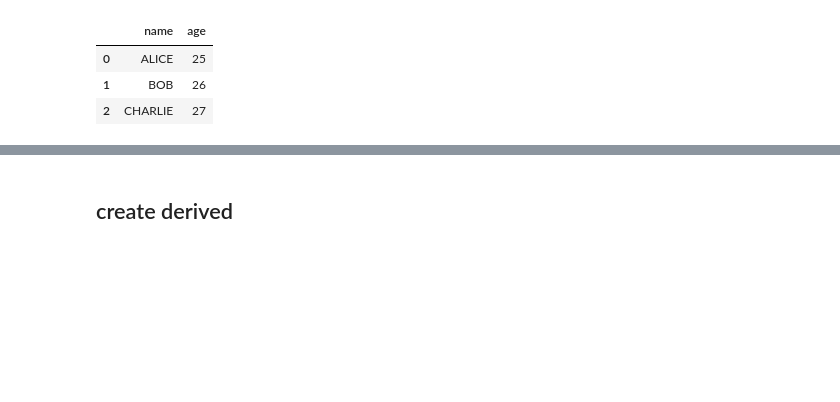
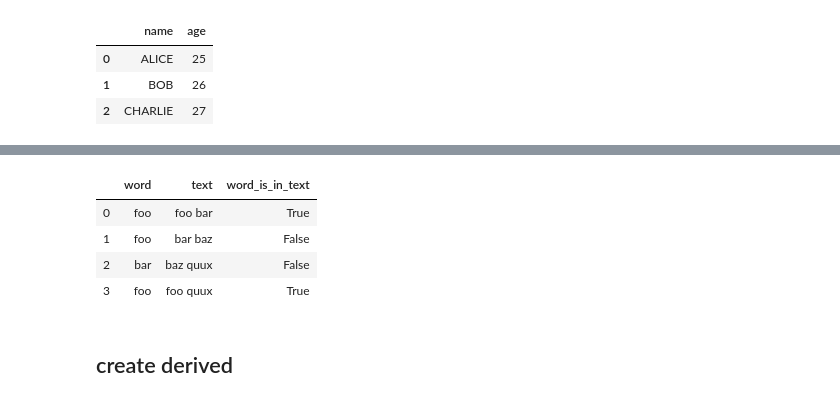
Before and after one commit to queirozfcom/python-sandbox, a Jupyter notebook: python3/notebooks/pandas-columns/main.ipynb, the cells around one changed output, grey strips where cells are left out. Drawn from its saved outputs; the diff is of its cells as text; code cells hidden in the pictures; blank space fills up the shorter version.

```diff
--- a/python3/notebooks/pandas-columns/main.ipynb
+++ b/python3/notebooks/pandas-columns/main.ipynb
@@ -80,0 +83,6 @@ df2
+# %%
+df_multiple = pd.DataFrame({
+    'text': ['foo bar','bar baz','baz quux','foo quux'],
+    'word': ['foo','foo','bar','foo']
+})
+df_multiple[['word','text']]
@@ -81,3 +95,12 @@ df2
+# %%
+df_multiple['word_is_in_text'] = df_multiple[['text','word']].apply(lambda row: row['word'] in row['text'], axis=1)
+df_multiple[['word','text','word_is_in_text']]
+# %% [output]
+|  | word | text | word_is_in_text |
+| 0 | foo | foo bar | True |
+| 1 | foo | bar baz | False |
+| 2 | bar | baz quux | False |
+| 3 | foo | foo quux | True |
 # %% [markdown]
 ## create derived
 # %%
```
Also changed, not shown: parts of 2 cells of this notebook.
